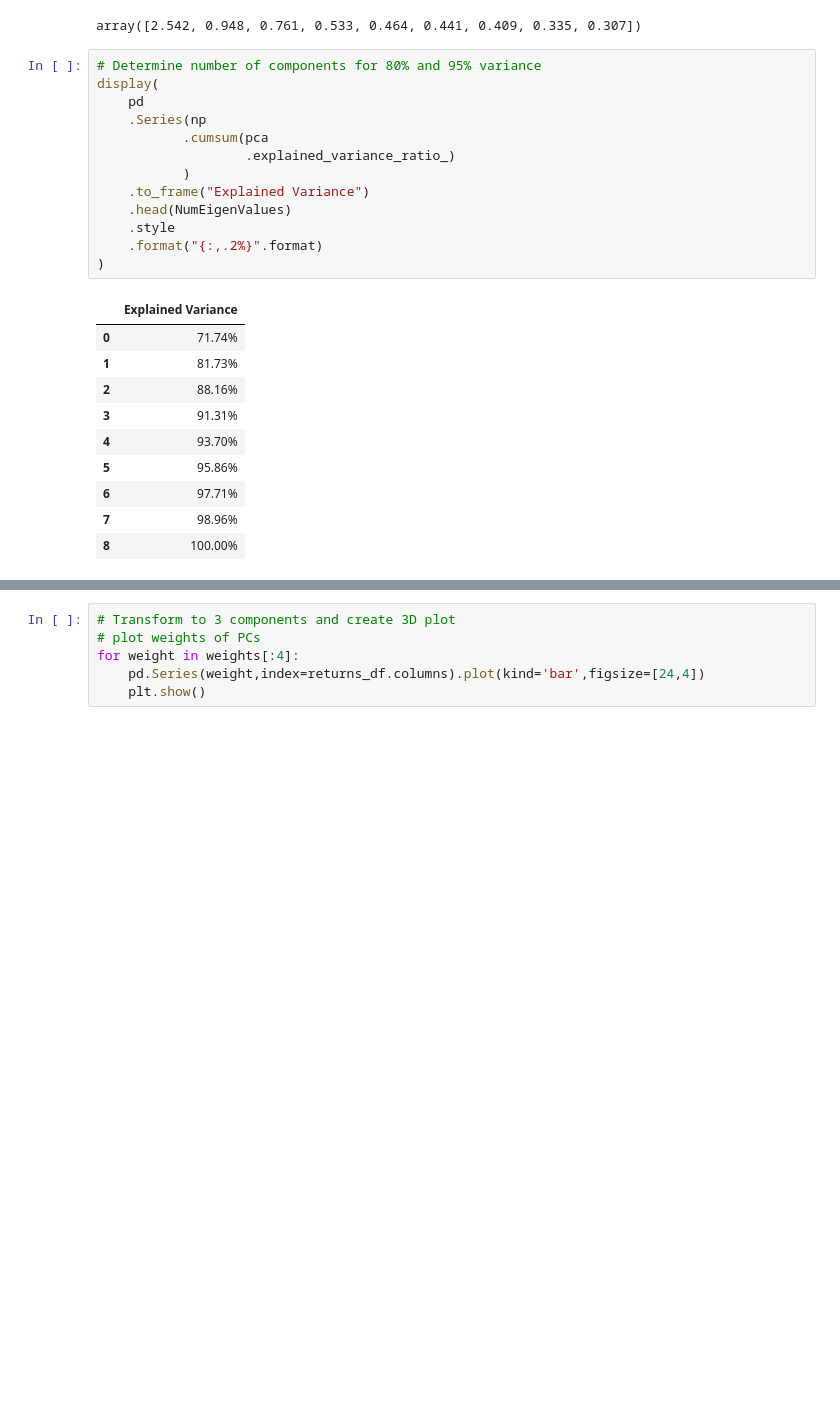
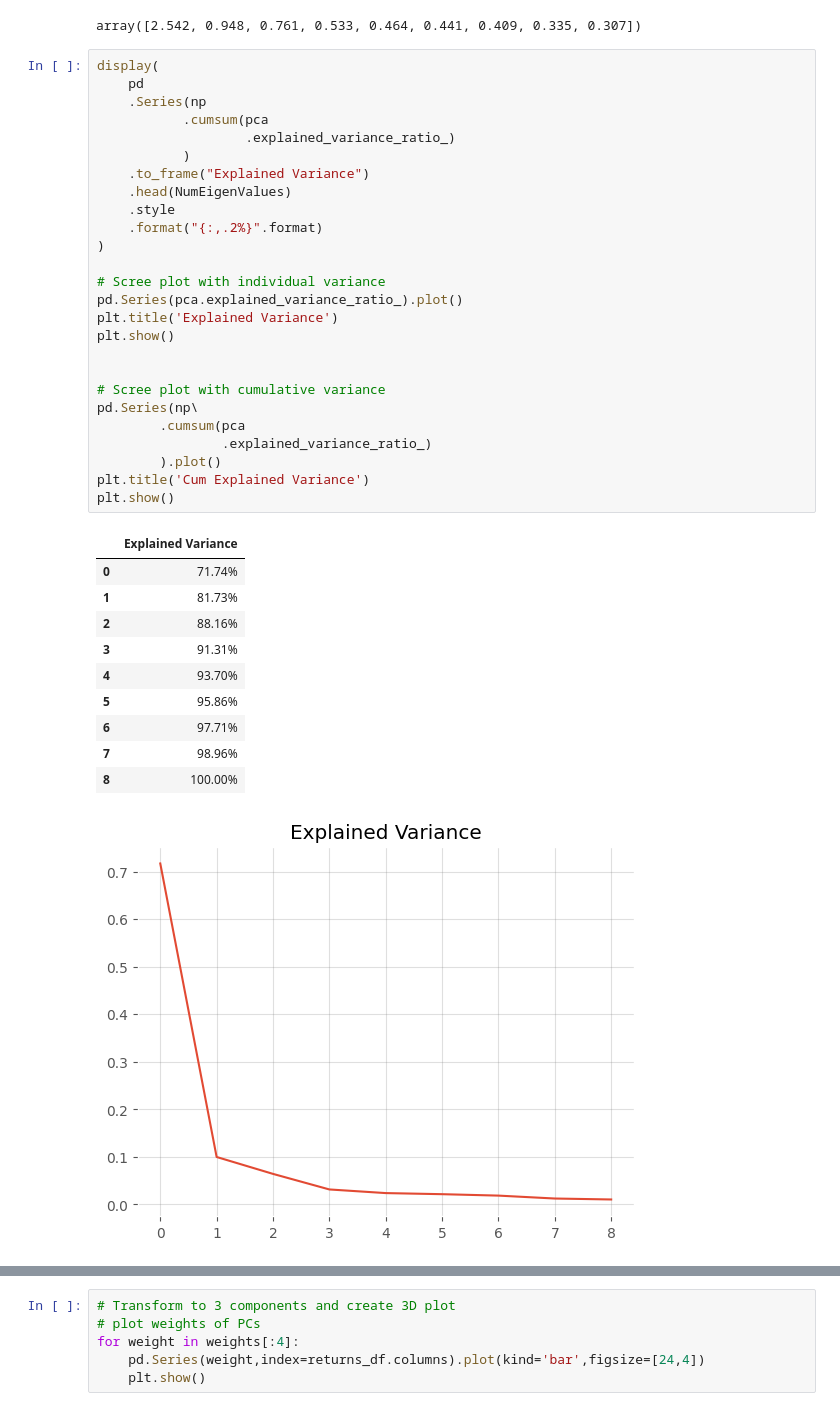
Before and after one commit to changjulian17/qf627, a Jupyter notebook: mock_paper/mock_paper_2/CHANG.ipynb, the cells around one changed output, grey strips where cells are left out. Cells and saved outputs as stored; diff of their text form; blank space fills up the shorter version.

```diff
--- a/mock_paper/mock_paper_2/CHANG.ipynb
+++ b/mock_paper/mock_paper_2/CHANG.ipynb
@@ -1545,26 +1601,40 @@ np.sqrt(pca.explained_variance_)
 # %% [output]
 array([2.542, 0.948, 0.761, 0.533, 0.464, 0.441, 0.409, 0.335, 0.307])
 # %%
-# Determine number of components for 80% and 95% variance
 display(
     pd
     .Series(np
            .cumsum(pca
                    .explained_variance_ratio_)
            )
     .to_frame("Explained Variance")
     .head(NumEigenValues)
     .style
     .format("{:,.2%}".format)
 )
+
+# Scree plot with individual variance
+pd.Series(pca.explained_variance_ratio_).plot()
+plt.title('Explained Variance')
+plt.show()
+
+
+# Scree plot with cumulative variance
+pd.Series(np\
+        .cumsum(pca
+                .explained_variance_ratio_)
+        ).plot()
+plt.title('Cum Explained Variance')
+plt.show()
 # %% [output]
 |  | Explained Variance |
 | 0 | 71.74% |
 | 1 | 81.73% |
 | 2 | 88.16% |
 | 3 | 91.31% |
 | 4 | 93.70% |
 | 5 | 95.86% |
 | 6 | 97.71% |
 | 7 | 98.96% |
 | 8 | 100.00% |
+[figure, added]
```
Also changed, not shown: parts of 22 cells of this notebook, 4 other files.
